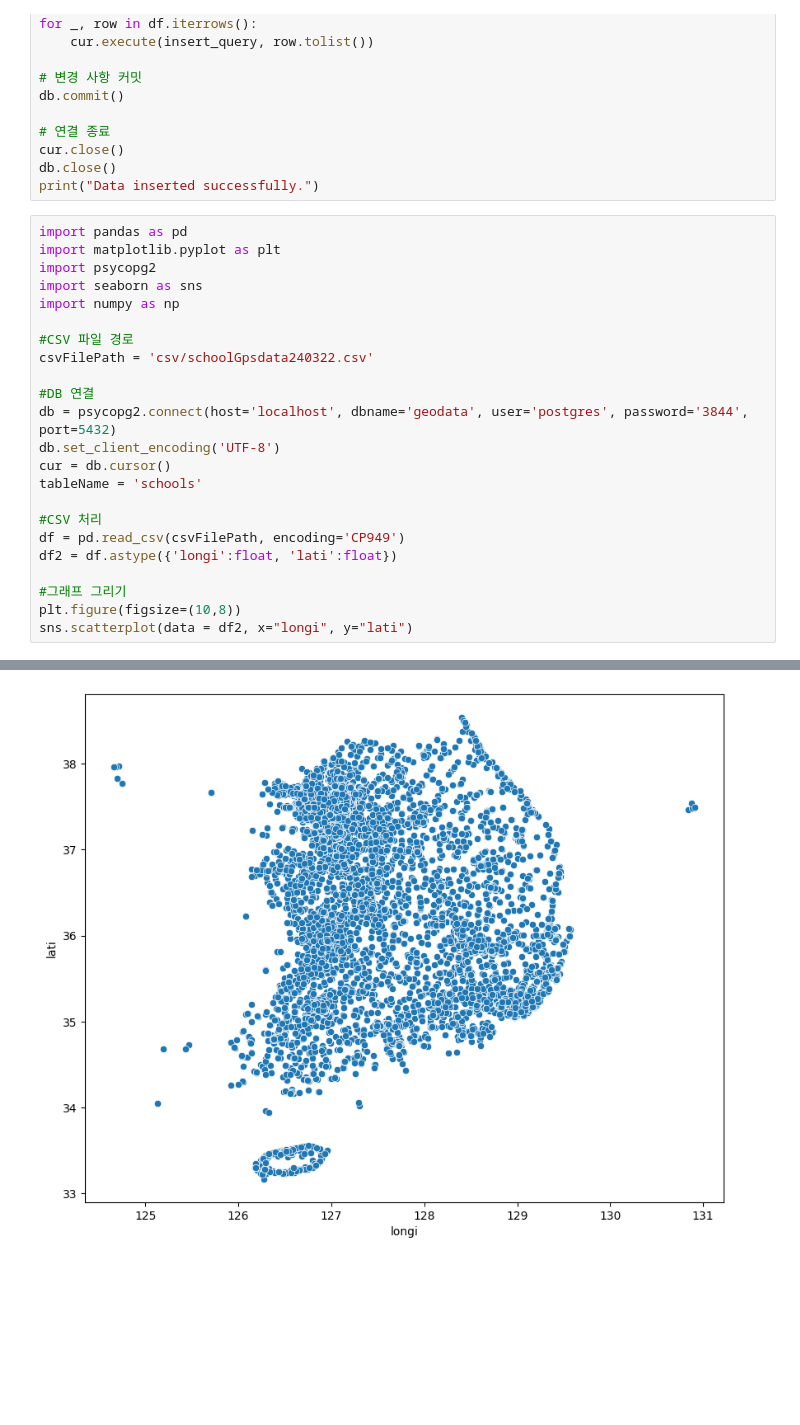
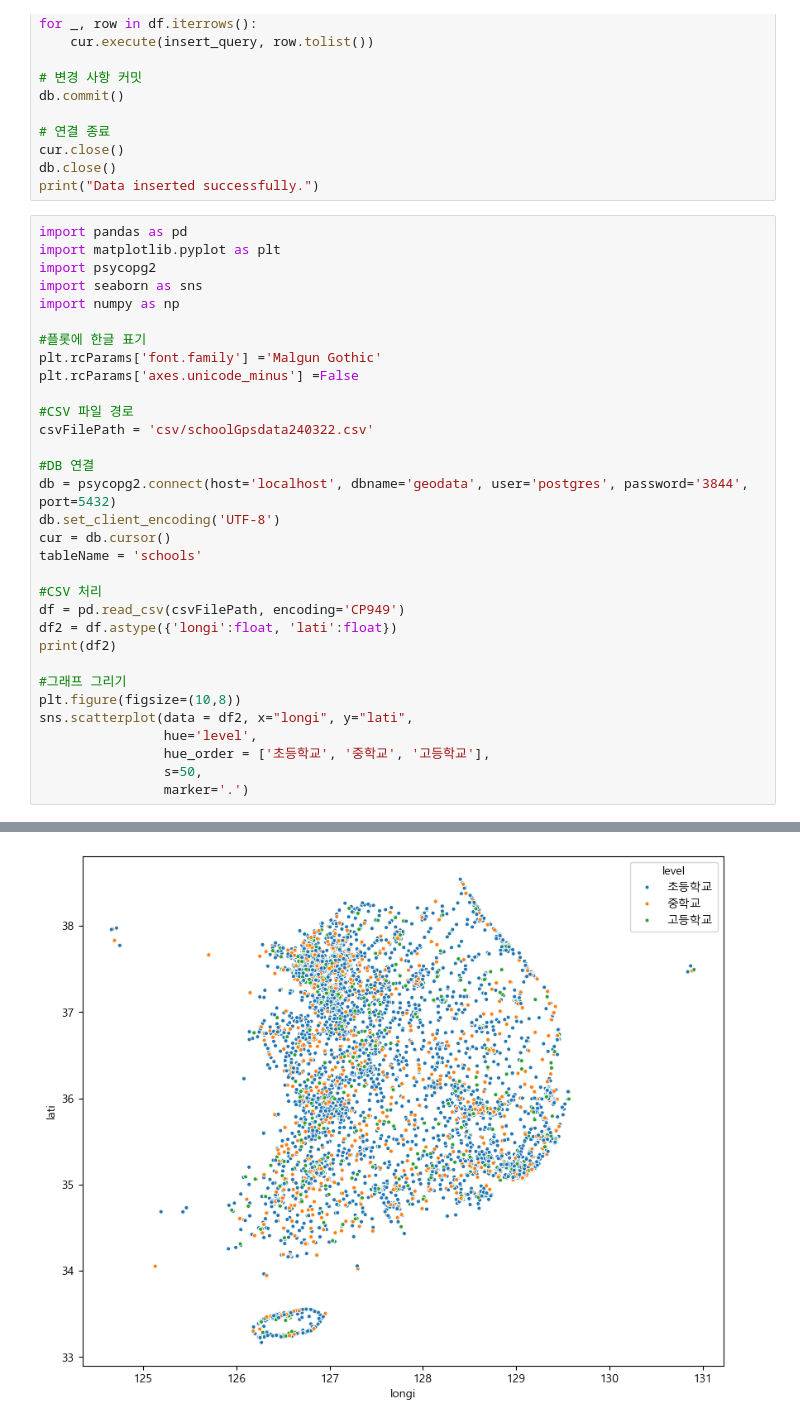
Before and after one commit to Jongbeom0/geo, a Jupyter notebook: geoanalysis.ipynb, the cells around one changed output, grey strips where cells are left out. Saved outputs shown, nothing was run; the diff lists cells and outputs as text; blank space fills up the shorter version.

```diff
--- a/geoanalysis.ipynb
+++ b/geoanalysis.ipynb
@@ -48,6 +48,10 @@ import matplotlib.pyplot as plt
 import psycopg2
 import seaborn as sns
 import numpy as np
+
+#플롯에 한글 표기
+plt.rcParams['font.family'] ='Malgun Gothic'
+plt.rcParams['axes.unicode_minus'] =False
 
 #CSV 파일 경로
 csvFilePath = 'csv/schoolGpsdata240322.csv'
@@ -61,8 +65,13 @@ tableName = 'schools'
 #CSV 처리
 df = pd.read_csv(csvFilePath, encoding='CP949')
 df2 = df.astype({'longi':float, 'lati':float})
+print(df2)
 
 #그래프 그리기
 plt.figure(figsize=(10,8))
-sns.scatterplot(data = df2, x="longi", y="lati")
+sns.scatterplot(data = df2, x="longi", y="lati",
+                hue='level',
+                hue_order = ['초등학교', '중학교', '고등학교'],
+                s=50,
+                marker='.')
 # %% [output]
@@ -70 +96 @@ sns.scatterplot(data = df2, x="longi", y="lati")
-[figure, old version]
+[figure, new version]
```
Also changed, not shown: parts of 1 cell of this notebook.
